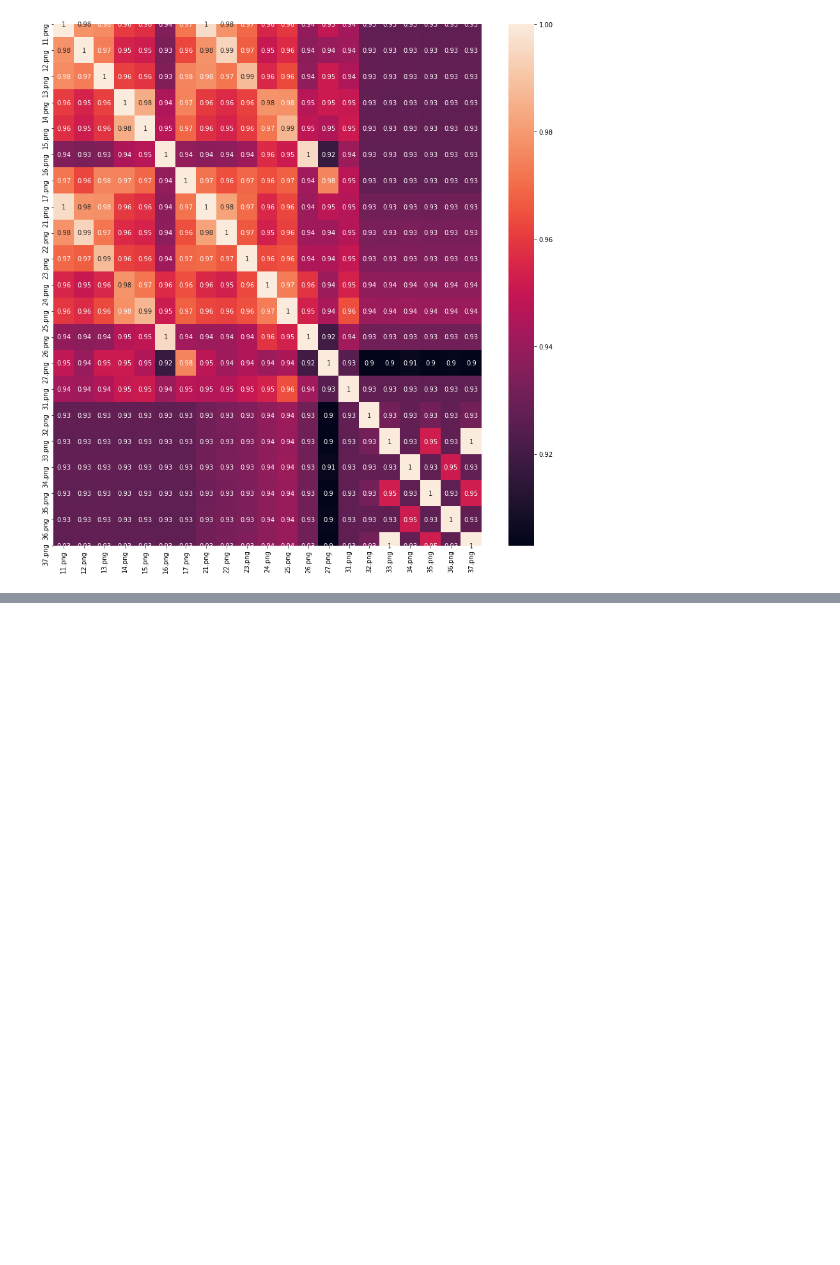
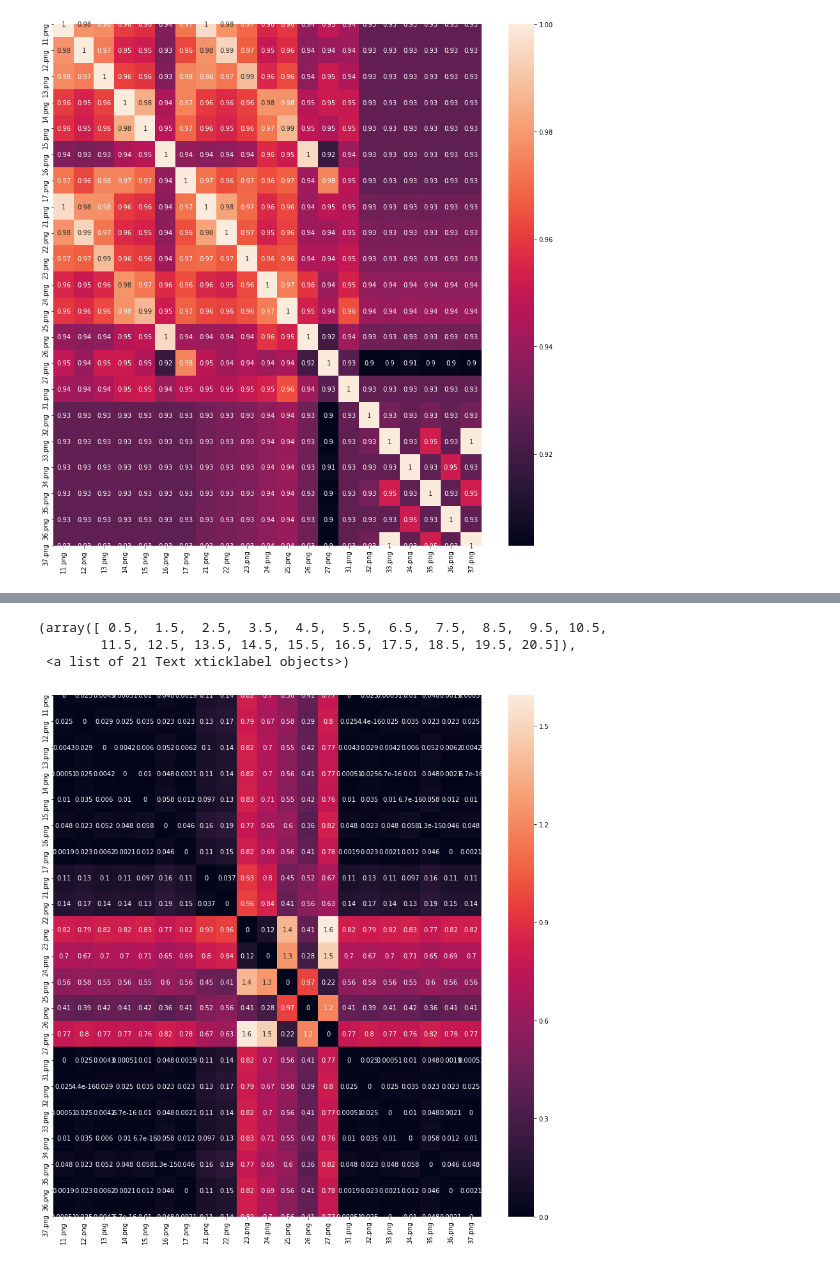
Before and after one commit to mashuai191/machine_learning, a Jupyter notebook: computer_vision/matchShape.ipynb, the cells around one changed output, grey strips where cells are left out. Drawn from its saved outputs; the diff is of its cells as text; code cells hidden in the pictures; blank space fills up the shorter version.

```diff
--- a/computer_vision/matchShape.ipynb
+++ b/computer_vision/matchShape.ipynb
@@ -133,15 +102,3 @@ plt.xticks(rotation=90)
         11.5, 12.5, 13.5, 14.5, 15.5, 16.5, 17.5, 18.5, 19.5, 20.5]),
  <a list of 21 Text xticklabel objects>)
 [figure]
-# %%
-# Read image as grayscale image
-im1 = cv2.imread(os.path.join(BASE_DIR, 'val_780_original.jpg'),cv2.IMREAD_GRAYSCALE)
-im2 = cv2.imread(os.path.join(BASE_DIR, 'val_780_miss.jpg'),cv2.IMREAD_GRAYSCALE)
-im3 = cv2.imread(os.path.join(BASE_DIR, 'val_780_rotate.jpg'),cv2.IMREAD_GRAYSCALE)
-
-print (im3)
-# %%
-# Threshold image
-_,im1 = cv2.threshold(im1, 128, 255, cv2.THRESH_BINARY)
-_,im2 = cv2.threshold(im2, 128, 255, cv2.THRESH_BINARY)
-_,im3 = cv2.threshold(im3, 128, 255, cv2.THRESH_BINARY)
@@ -176,0 +109,16 @@ print (d23)
+# %%
+df_ = pd.DataFrame(index=files, columns=files)
+
+for index, row in df_.iterrows():
+    #print(index)
+    im1 = cv2.imread(os.path.join(root, index),cv2.IMREAD_GRAYSCALE)
+    _,im1 = cv2.threshold(im1, 128, 255, cv2.THRESH_BINARY)
+
+    for col_idx, col_val in row.items():
+        #print (col_idx)
+        im2 = cv2.imread(os.path.join(root, col_idx),cv2.IMREAD_GRAYSCALE)
+        _,im2 = cv2.threshold(im2, 128, 255, cv2.THRESH_BINARY)
+        df_.loc[index, col_idx] = cv2.matchShapes(im1,im2,cv2.CONTOURS_MATCH_I2,0)
+        #df_.loc[index, col_idx] = ssim(im1, im2)
+
+df_
@@ -176,0 +143,13 @@ print (d23)
+# %%
+df_= df_.astype(float)
+#print (df_.dtypes)
+
+fig, ax = plt.subplots(figsize=(15, 15))
+sns.heatmap(df_, annot=True, ax=ax)
+plt.yticks(rotation=90)
+plt.xticks(rotation=90)
+# %% [output]
+(array([ 0.5,  1.5,  2.5,  3.5,  4.5,  5.5,  6.5,  7.5,  8.5,  9.5, 10.5,
+        11.5, 12.5, 13.5, 14.5, 15.5, 16.5, 17.5, 18.5, 19.5, 20.5]),
+ <a list of 21 Text xticklabel objects>)
+[figure, added]
```
Also changed, not shown: parts of 24 cells of this notebook.
